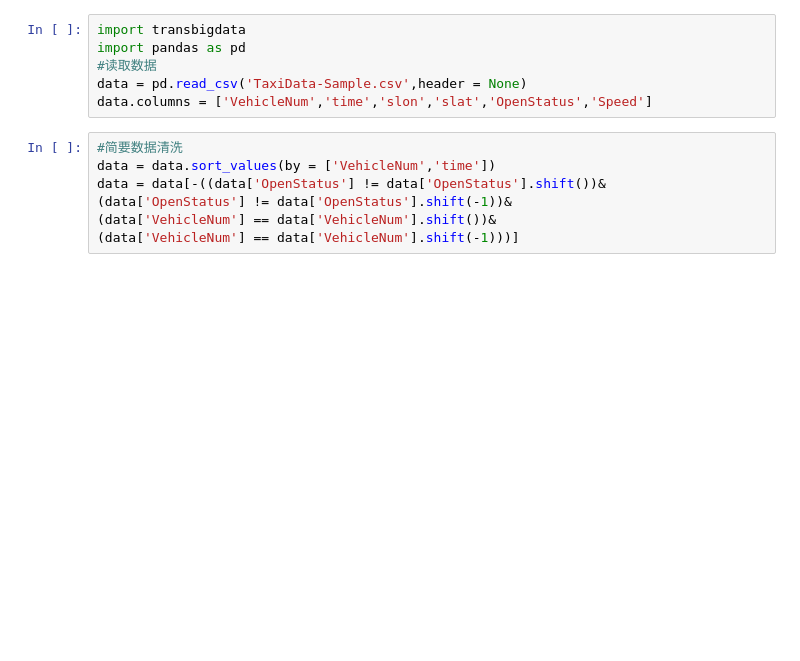
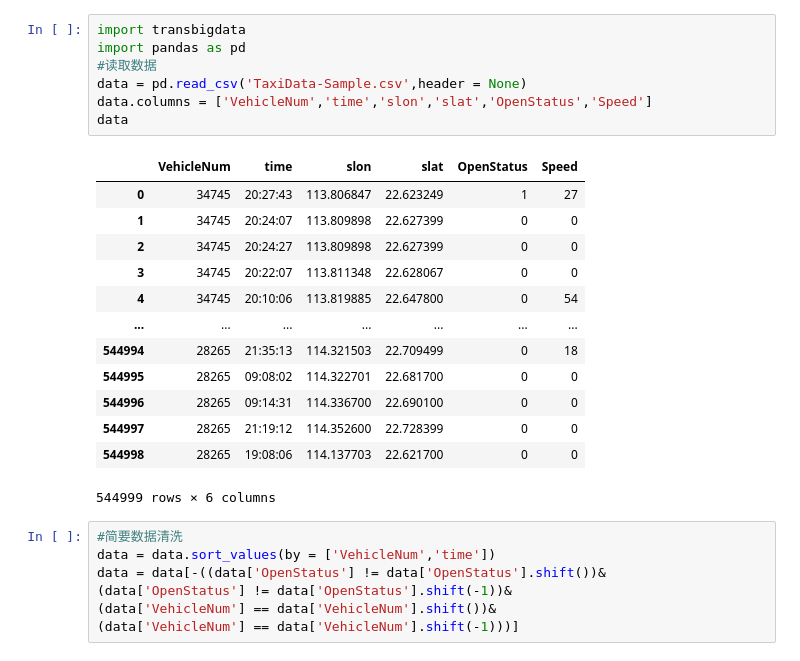
Before and after one commit to ni1o1/transbigdata, a Jupyter notebook: example/example-od.ipynb, the cells around one changed output. Cells and saved outputs as stored; diff of their text form; blank space fills up the shorter version.

```diff
--- a/example/example-od.ipynb
+++ b/example/example-od.ipynb
@@ -1,9 +1,24 @@
 # %%
 import transbigdata
 import pandas as pd
 #读取数据
 data = pd.read_csv('TaxiData-Sample.csv',header = None)
 data.columns = ['VehicleNum','time','slon','slat','OpenStatus','Speed']
+data
+# %% [output]
+|  | VehicleNum | time | slon | slat | OpenStatus | Speed |
+| 0 | 34745 | 20:27:43 | 113.806847 | 22.623249 | 1 | 27 |
+| 1 | 34745 | 20:24:07 | 113.809898 | 22.627399 | 0 | 0 |
+| 2 | 34745 | 20:24:27 | 113.809898 | 22.627399 | 0 | 0 |
+| 3 | 34745 | 20:22:07 | 113.811348 | 22.628067 | 0 | 0 |
+| 4 | 34745 | 20:10:06 | 113.819885 | 22.647800 | 0 | 54 |
+| ... | ... | ... | ... | ... | ... | ... |
+| 544994 | 28265 | 21:35:13 | 114.321503 | 22.709499 | 0 | 18 |
+| 544995 | 28265 | 09:08:02 | 114.322701 | 22.681700 | 0 | 0 |
+| 544996 | 28265 | 09:14:31 | 114.336700 | 22.690100 | 0 | 0 |
+| 544997 | 28265 | 21:19:12 | 114.352600 | 22.728399 | 0 | 0 |
+| 544998 | 28265 | 19:08:06 | 114.137703 | 22.621700 | 0 | 0 |
+544999 rows × 6 columns
 # %%
 #简要数据清洗
 data = data.sort_values(by = ['VehicleNum','time'])
```
Also changed, not shown: parts of 4 cells of this notebook, 14 other files.
